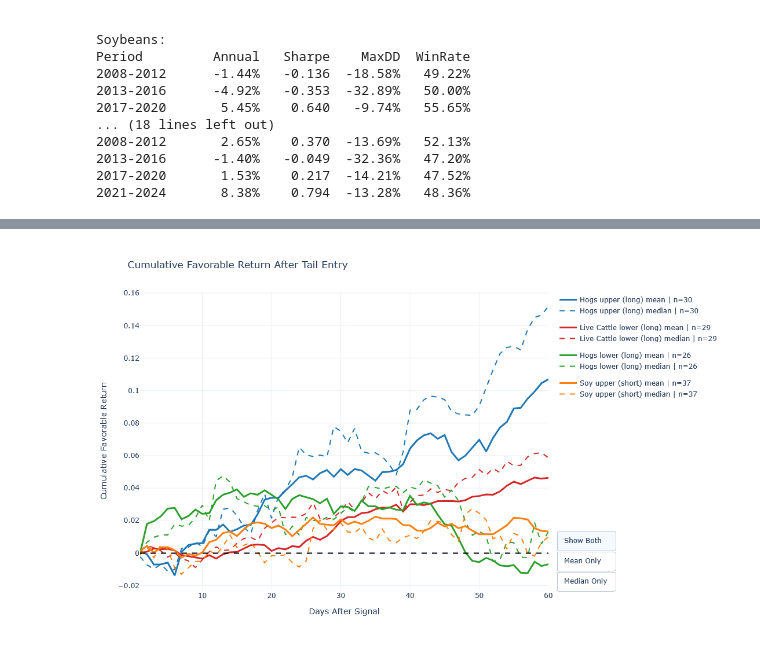
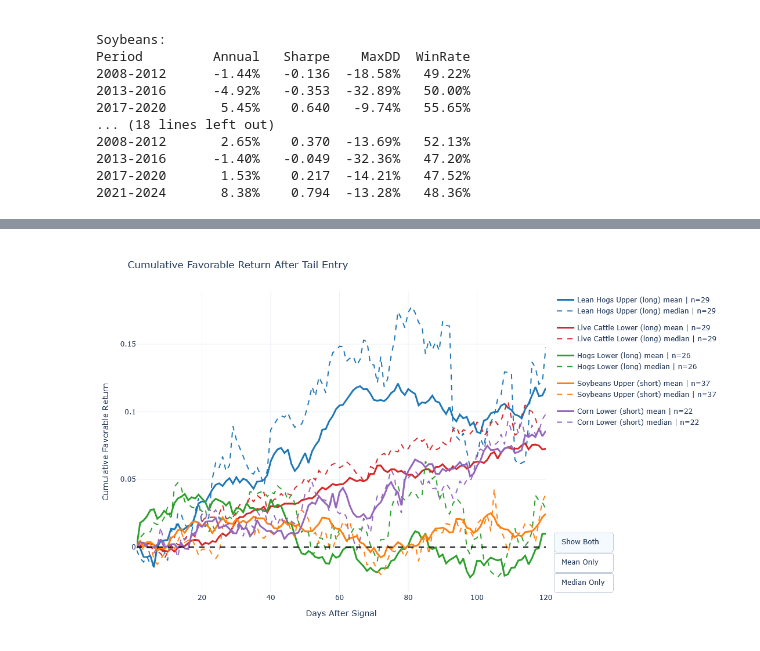
Before and after one commit to isupryaga/Commodities-Research, a Jupyter notebook: 02_signal_analysis_and_portfolio.ipynb, the cells around one changed output, grey strips where cells are left out. Drawn from its saved outputs; the diff is of its cells as text; code cells hidden in the pictures.

```diff
--- a/02_signal_analysis_and_portfolio.ipynb
+++ b/02_signal_analysis_and_portfolio.ipynb
@@ -6,7 +6,7 @@ import matplotlib.pyplot as plt
 from IPython.display import display, Markdown
 
 # Load COT
-cot = pd.read_csv('cot_clean.csv', parse_dates=['date', 'tradeable_date'])
+cot = pd.read_csv('data/cot_clean.csv', parse_dates=['date', 'tradeable_date'])
 
 # Load EOD price data
 tickers = {'corn': 'ZS=F', 'soy': 'ZC=F', 'hogs': 'HE=F','live_cattle': 'LE=F','feeder_cattle': 'GF=F'}
@@ -465,19 +439,22 @@ for market, label in market_labels.items():
             mfe_returns.append(float(rel_path.iloc[mfe_idx]))
 
         rows.append({
-            "market": label,
-            "tail": tail_name,
-            "direction": direction,
-            "n_events": len(entry_locs),
-            "avg_cluster_days": np.mean(durations) if durations else np.nan,
-            "median_cluster_days": np.median(durations) if durations else np.nan,
-            "max_cluster_days": np.max(durations) if durations else np.nan,
-            "avg_mfe_day": np.mean(mfe_days) if mfe_days else np.nan,
-            "median_mfe_day": np.median(mfe_days) if mfe_days else np.nan,
-            "avg_mfe_return": np.mean(mfe_returns) if mfe_returns else np.nan,
-            "median_mfe_return": np.median(mfe_returns) if mfe_returns else np.nan,
+            "Market": label,
+            "Tail": tail_name,
+            "Direction": direction,
+            "Events": len(entry_locs),
+            "Avg Cluster Days": np.mean(durations) if durations else np.nan,
+            "Avg Days to Peak Return": np.mean(mfe_days) if mfe_days else np.nan,
+            "Avg Peak Return": np.mean(mfe_returns) if mfe_returns else np.nan,
         })
 
 tail_mfe_summary = pd.DataFrame(rows)
-tail_mfe_summary.round(3)
+tail_mfe_summary.style.format({
+    "Events": "{:.0f}",
+    "Avg Cluster Days": "{:.1f}",
+    "Avg Days to Peak Return": "{:.1f}",
+    "Avg Peak Return": "{:.2%}",
+})
+
+tail_mfe_summary.style.hide(axis="index")
 # %% [output]
@@ -497,7 +474,7 @@ Lower-tail signal direction was assigned empirically based on observed forward-r
 # %%
 import pandas as pd
 
-horizon = 20
+horizon = 30
 rows = []
 
 for market, label in market_labels.items():
@@ -530,4 +507,5 @@ for market, label in market_labels.items():
 
 bucket_results = pd.concat(rows, ignore_index=True)
 bucket_results
+bucket_results.style.hide(axis="index")
 # %% [output]
@@ -575,13 +553,14 @@ plt.show()
 import numpy as np
 import plotly.graph_objects as go
 
-max_horizon = 60
+max_horizon = 120
 
 signal_specs = [
-    ("hogs", "Hogs upper", "upper", "long"),
-    ("live_cattle", "Live Cattle lower", "lower", "long"),
-    ("hogs", "Hogs lower", "lower", "long"),
-    ("soy", "Soy upper", "upper", "short"),
+    ("hogs", "Lean Hogs Upper", "upper", "long"),
+    ("live_cattle", "Live Cattle Lower", "lower", "long"),
+    ("hogs", "Hogs Lower", "lower", "long"),
+    ("soy", "Soybeans Upper", "upper", "short"),
+    ("corn", "Corn Lower", "lower", "short"),
 ]
 
 series_data = []
@@ -717,34 +696,34 @@ fig.update_layout(
                     "method": "update",
                     "args": [
                         {"visible": mean_only},
                         {"title": "Mean Cumulative Favorable Return After Tail Entry"},
                     ],
                 },
                 {
                     "label": "Median Only",
                     "method": "update",
                     "args": [
                         {"visible": median_only},
                         {"title": "Median Cumulative Favorable Return After Tail Entry"},
                     ],
                 },
             ],
         }
     ],
     legend=dict(
         orientation="v",
         yanchor="top",
         y=1.0,
         xanchor="left",
         x=1.02
     ),
 )
 
 fig.add_hline(y=0, line_dash="dash", line_color="black")
 
 fig.show()
 # %% [output]
-[figure, old version]
+[figure, new version]
 # %%
 import numpy as np
 import pandas as pd
```
Also changed, not shown: parts of 16 cells of this notebook, 1 other file.
